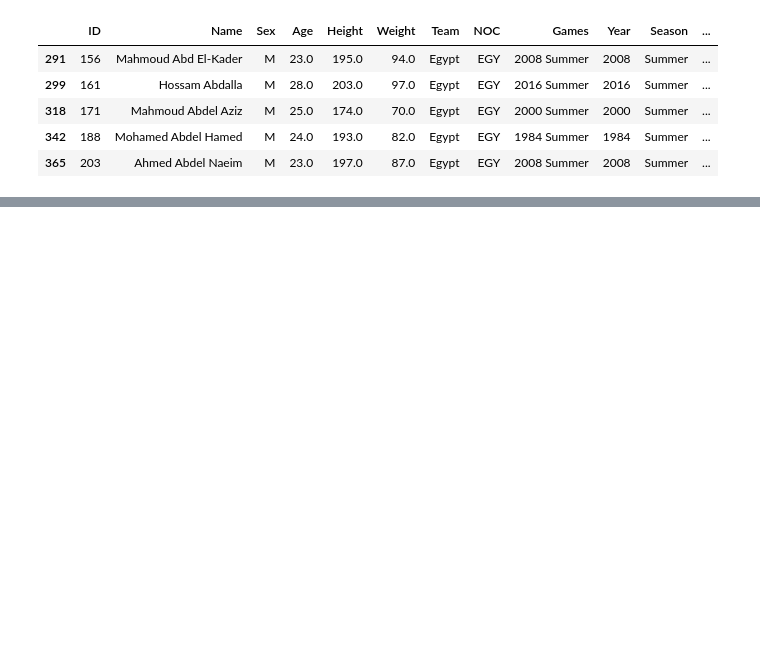
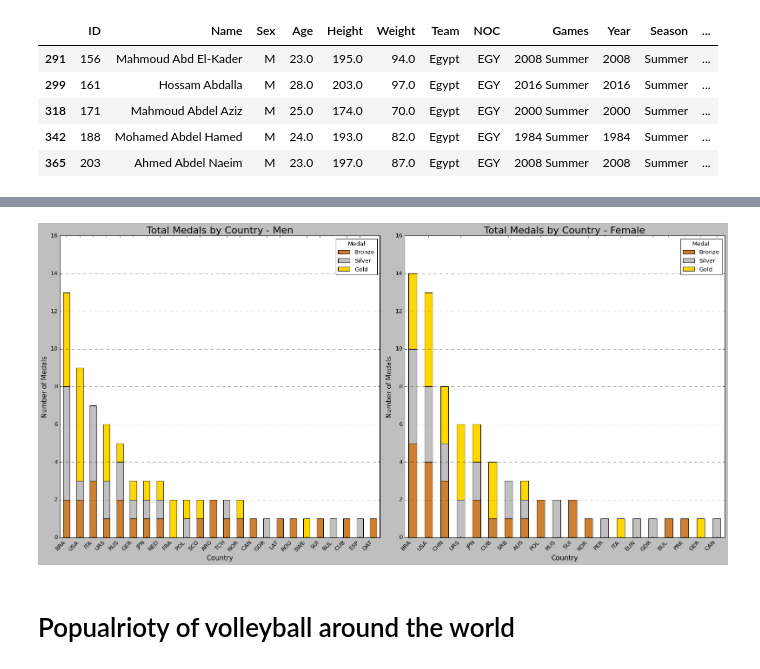
Before and after one commit to psiku/FHSalzburg-DataAnalysisWithPython, a Jupyter notebook: PROJECT/FinalProject_EDA.ipynb, the cells around one changed output, grey strips where cells are left out. Saved outputs shown, nothing was run; the diff lists cells and outputs as text; code cells hidden in the pictures; blank space fills up the shorter version.

```diff
--- a/PROJECT/FinalProject_EDA.ipynb
+++ b/PROJECT/FinalProject_EDA.ipynb
@@ -595,0 +908,4 @@ memory usage: 232.6+ KB
+# %%
+# get unique countries from volleyball players
+unique_countries = volleyball_athletes['NOC'].unique()
+unique_countries
@@ -595,0 +1016,39 @@ memory usage: 232.6+ KB
+# %%
+def plot_bar_plot_with_swapped_medals_and_improvements(medal_dict: dict, gender: str, ax):
+    plt.style.use('classic')
+    # create a df from the dictionary
+    medals_df = pd.DataFrame(medal_dict).T
+
+    # Sort values
+    medals_df['Total'] = medals_df.sum(axis=1)
+    medals_df = medals_df.sort_values('Total', ascending=False)
+
+    # Clean dataframe, so we only have countries with at least one medal
+    medals_df = medals_df[medals_df['Total'] > 0]
+
+    medals_df = medals_df[['Bronze', 'Silver', 'Gold', 'Total']]
+
+    # plot
+    medals_df.drop('Total', axis=1).plot(kind='bar', stacked=True, ax=ax, color=['#cd7f32', 'silver', 'gold'])
+
+    # settings of the plot
+    ax.set_title(f'Total Medals by Country - {gender}', fontsize=20)
+    ax.set_xlabel('Country', fontsize=14)
+    ax.set_ylabel('Number of Medals', fontsize=14)
+    ax.legend(title='Medal', fontsize=12, title_fontsize=12)
+    ax.grid(axis='y', linestyle='--', alpha=0.7)
+    ax.set_xticklabels(medals_df.index, rotation=45, ha='right')
+
+    ax.set_ylim(0, 16)
+# %%
+# create plot
+fig, axs = plt.subplots(1, 2, figsize=(20, 10))
+
+# plot it
+plot_bar_plot_with_swapped_medals_and_improvements(countries_medal_over_the_years_male, 'Men', axs[0])
+plot_bar_plot_with_swapped_medals_and_improvements(countries_medal_over_the_years_female, 'Female', axs[1])
+
+plt.tight_layout()
+plt.show()
+# %% [output]
+[figure, added]
@@ -595,0 +1115,2 @@ memory usage: 232.6+ KB
+# %% [markdown]
+# Popualrioty of volleyball around the world
```
Also changed, not shown: parts of 57 cells of this notebook.
